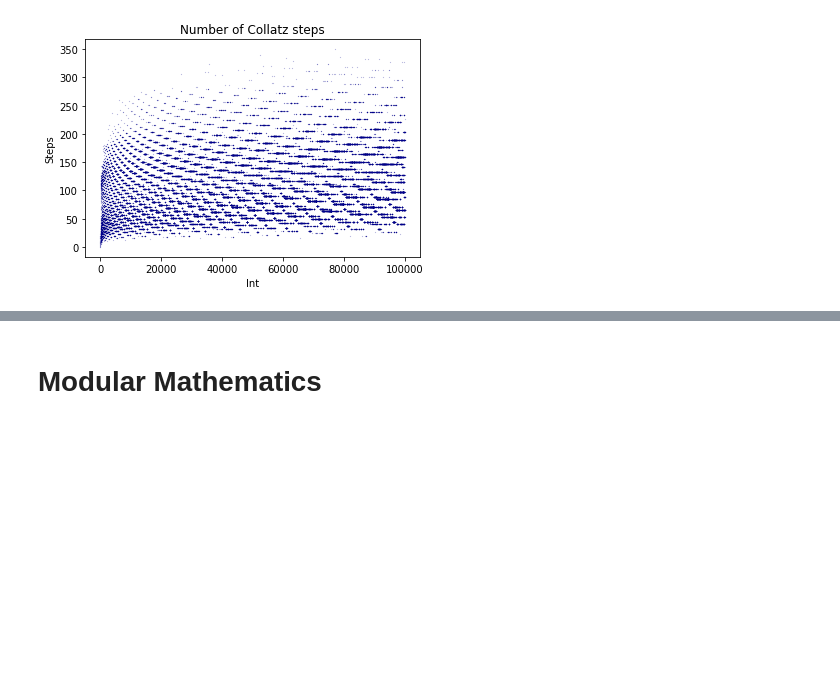
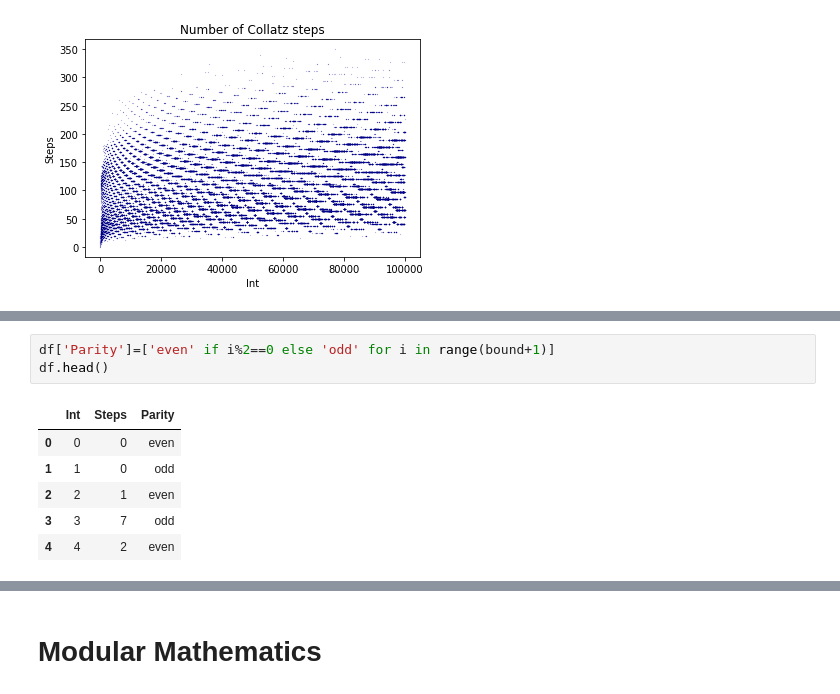
Before and after one commit to hhboorstein/number-theory, a Jupyter notebook: nt.ipynb, the cells around one changed output, grey strips where cells are left out. Cells and saved outputs as stored; diff of their text form; blank space fills up the shorter version.

```diff
--- a/nt.ipynb
+++ b/nt.ipynb
@@ -280,0 +339,10 @@ Upper bound of computation for each integer: 400
+# %%
+df['Parity']=['even' if i%2==0 else 'odd' for i in range(bound+1)]
+df.head()
+# %% [output]
+|  | Int | Steps | Parity |
+| 0 | 0 | 0 | even |
+| 1 | 1 | 0 | odd |
+| 2 | 2 | 1 | even |
+| 3 | 3 | 7 | odd |
+| 4 | 4 | 2 | even |
```
Also changed, not shown: parts of 27 cells of this notebook.
